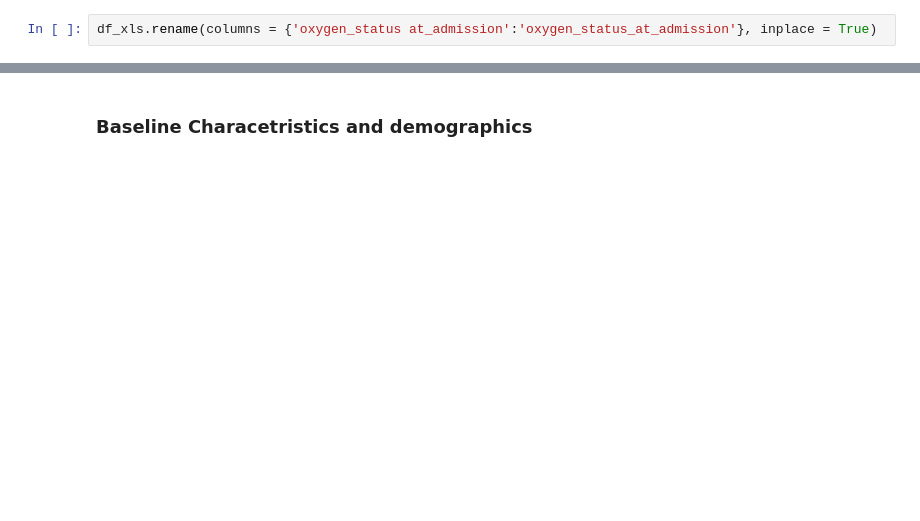
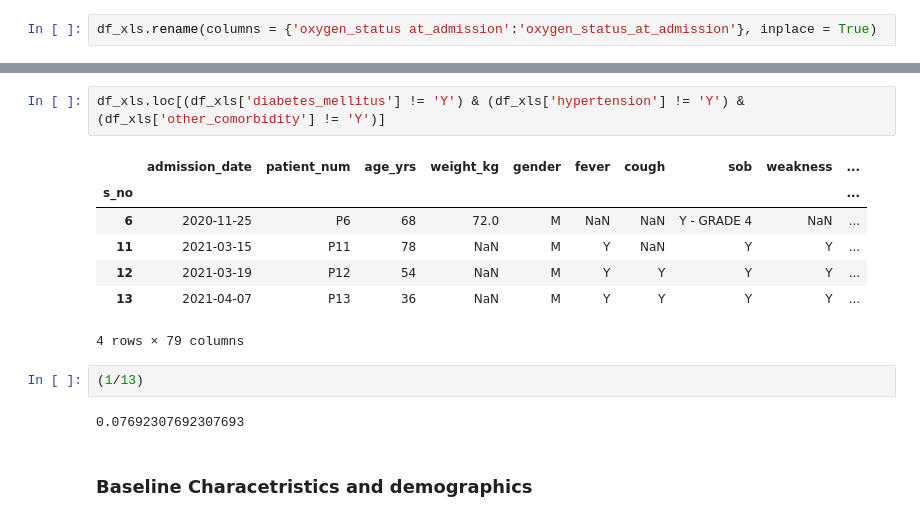
Before and after one commit to anidurg/DataCampProjects, a Jupyter notebook: covid_ito_effects_visualizations.ipynb, the cells around one changed output, grey strips where cells are left out. Drawn from its saved outputs; the diff is of its cells as text; blank space fills up the shorter version.

```diff
--- a/covid_ito_effects_visualizations.ipynb
+++ b/covid_ito_effects_visualizations.ipynb
@@ -79,3 +115,17 @@ df_xls.shape
+# %%
+df_xls.loc[(df_xls['diabetes_mellitus'] != 'Y') & (df_xls['hypertension'] != 'Y') & (df_xls['other_comorbidity'] != 'Y')]
+# %% [output]
+|  | admission_date | patient_num | age_yrs | weight_kg | gender | fever | cough | sob | weakness | ... |
+| s_no |  |  |  |  |  |  |  |  |  | ... |
+| 6 | 2020-11-25 | P6 | 68 | 72.0 | M | NaN | NaN | Y - GRADE 4 | NaN | ... |
+| 11 | 2021-03-15 | P11 | 78 | NaN | M | Y | NaN | Y | Y | ... |
+| 12 | 2021-03-19 | P12 | 54 | NaN | M | Y | Y | Y | Y | ... |
+| 13 | 2021-04-07 | P13 | 36 | NaN | M | Y | Y | Y | Y | ... |
+4 rows × 79 columns
+# %%
+(1/13)
+# %% [output]
+0.07692307692307693
 # %% [markdown]
 ### Baseline Characetristics and demographics<a id='baseline_characteristics_demographics'>
 # %% [markdown]
```
Also changed, not shown: parts of 25 cells of this notebook.
